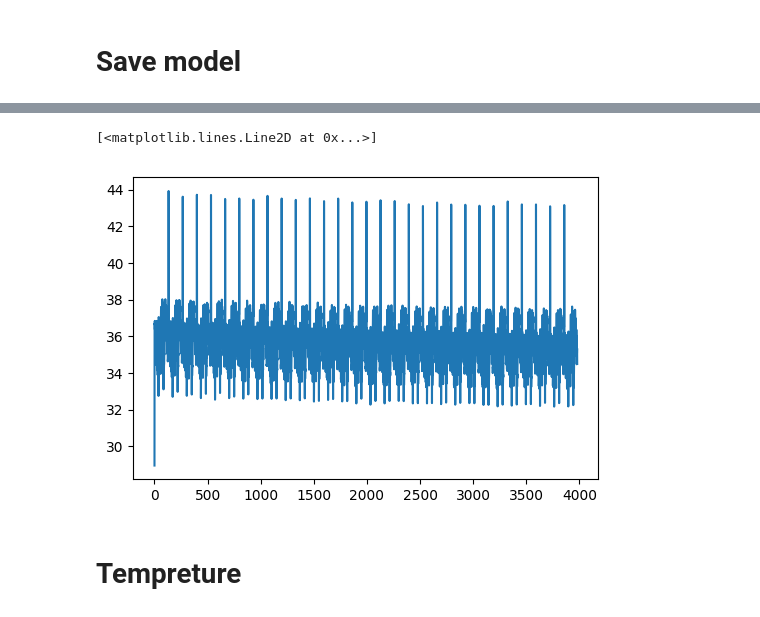
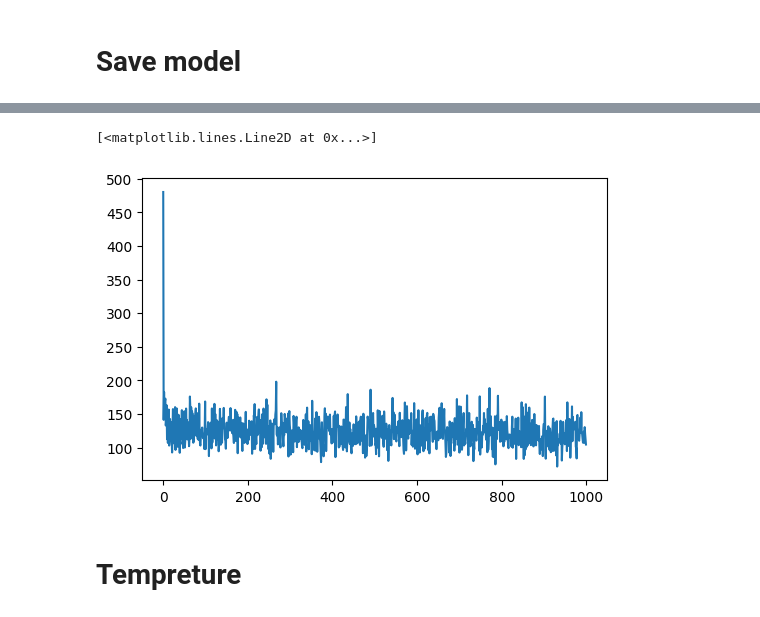
Before and after one commit to bobaoai/Sample_RNN, a Jupyter notebook: Char-RNN-cpu-Shakspear.ipynb, the cells around one changed output, grey strips where cells are left out. Cells and saved outputs as stored; diff of their text form; code cells hidden in the pictures.

```diff
--- a/Char-RNN-cpu-Shakspear.ipynb
+++ b/Char-RNN-cpu-Shakspear.ipynb
@@ -169,7 +221,7 @@ class RNN3(nn.Module):
 #         self.word_to_vec = nn.Embedding(keywords_dict['n_letters'], self.embed_dim)
 #         self.rnn = nn.RNN(self.embed_dim, hidden_size, n_layers, dropout=0.2)
 
-        self.rnn = nn.RNN(keywords_dict['n_letters'], hidden_size, n_layers, dropout=0.2)
+        self.rnn = nn.RNN(input_size, hidden_size, n_layers, dropout=0.2)
         self.fc = nn.Linear(hidden_size, output_size)
         self.softmax = nn.LogSoftmax(dim=2)
 
@@ -198,7 +250,8 @@ class RNN3(nn.Module):
         return output, hidden
 
     def initHidden(self, batch_size):
-        return torch.zeros(self.n_layers, batch_size, self.hidden_size).to(device)
+        _test_a = torch.zeros(self.n_layers, batch_size, self.hidden_size)
+        return torch.nn.init.normal_(_test_a, mean=0.0, std=0.001).to(device)
 # %%
 def init_prediction():
     _test_a = torch.zeros(3, 1, 120)
@@ -240,5 +293,5 @@ output
         grad_fn=<LogSoftmaxBackward>)]
 # %%
-output, _init = rnn_(input_line_tensor.cuda(), _init)
+output, _init = rnn_(input_line_tensor, _init)
 print(_init)
 # rnn_.prediction(input_line_tensor[0:1].cuda(), rnn_.initHidden(1))
@@ -275,30 +342,32 @@ print(len(data*3))
 # %%
 from torch.nn.utils import clip_grad_norm_
-def running(keywords_dict, training_rnn=None, epoch=1):
+def running(keywords_dict, training_rnn=None, epoch=1, return_lose=[]):
     n_letters = keywords_dict['n_letters']
     if training_rnn:
         print('loading pre model')
         rnn = training_rnn
     else:
-        rnn =  RNN3(n_letters, 120, n_letters, 3)
+        rnn =  RNN3(n_letters, 250, n_letters, 3)
 
     rnn.to(device)
     seq_length = keywords_dict['seq_length']
-    optimizer = torch.optim.Adam(rnn.parameters(), lr=0.001)
+    optimizer = torch.optim.RMSprop(rnn.parameters(), lr=0.001)
 #     n_iters = 10
     print_every = 5000
     plot_every = 500
+#     if not all_losses:
     all_losses=[0.1]* int(keywords_dict['data_size']*epoch/(seq_length*plot_every))
     total_loss = 0 # Reset every plot_every iters
 
     start = time.time()
     criterion = nn.NLLLoss().to(device)
-    _init = rnn.initHidden(1)
+
     epo= 0
     batch_size=0
     while epo< epoch:
         _iter= p = 0
         loss = 0
+        _init = rnn.initHidden(1)
         while p + seq_length +1 <= keywords_dict['data_size']:
             input_line_tensor, target_line_tensor = createTrainingExample(data[p:p+seq_length+1], keywords_dict)
             target_line_tensor.unsqueeze_(-1)
@@ -316,12 +385,8 @@ def running(keywords_dict, training_rnn=None, epoch=1):
 #             optimizer.zero_grad()
     #         loss.detach()
             if _iter %100==0:
-
                 rnn.zero_grad()
-
                 loss.backward()
-        #         _init = _
-#                 clip_grad_norm_(rnn.parameters(), 0.5)
                 optimizer.step()
                 total_loss += float(loss)
                 loss=0
@@ -331,7 +396,7 @@ def running(keywords_dict, training_rnn=None, epoch=1):
 
 
             if _iter % plot_every == 0:
-                gg = epo + _iter / (3000000/keywords_dict['seq_length']) * 100
+                gg = epo + _iter / (keywords_dict['data_size']/keywords_dict['seq_length']) * 100
                 print('%s (%d %d%%) %.4f' % (timeSince(start), _iter, gg, total_loss / plot_every))
 
             if _iter % plot_every == 0:
@@ -341,15 +406,15 @@ def running(keywords_dict, training_rnn=None, epoch=1):
                 total_loss = 0
 
         epo += 1
-
-    return rnn, all_losses
+        return_lose.extend(all_losses)
+    return rnn, return_lose
 n_letters = keywords_dict['n_letters']
 
 # rnn = nn.RNN(input_size=n_letters, hidden_size=512, num_layers=3)
 # rnn.to(device)
 
 if true_training_rnn:
-    true_training_rnn, all_losses = running( keywords_dict, training_rnn=true_training_rnn, epoch=30)
+    true_training_rnn, all_losses = running( keywords_dict, training_rnn=true_training_rnn, return_lose=all_losses[:-1],epoch=2)
 
 else:
     true_training_rnn, all_losses = running( keywords_dict, epoch=1)
@@ -360,2 +438,0 @@ KeyboardInterrupt:
-# %%
-true_training_rnn, all_losses = running( keywords_dict, training_rnn=true_training_rnn, epoch=5)
@@ -445,12 +445,12 @@ tensor(1.00000e-02 *
 # %%
 import matplotlib.pyplot as plt
 import matplotlib.ticker as ticker
 % matplotlib inline
 plt.figure()
-plt.plot(all_losses[:-20])
+plt.plot(all_losses[:1000])
 # %% [output]
 [<matplotlib.lines.Line2D at 0x...>]
-[figure, old version]
+[figure, new version]
 # %% [markdown]
 # Tempreture
 # %%
```
Also changed, not shown: parts of 43 cells of this notebook, 4 other files.
